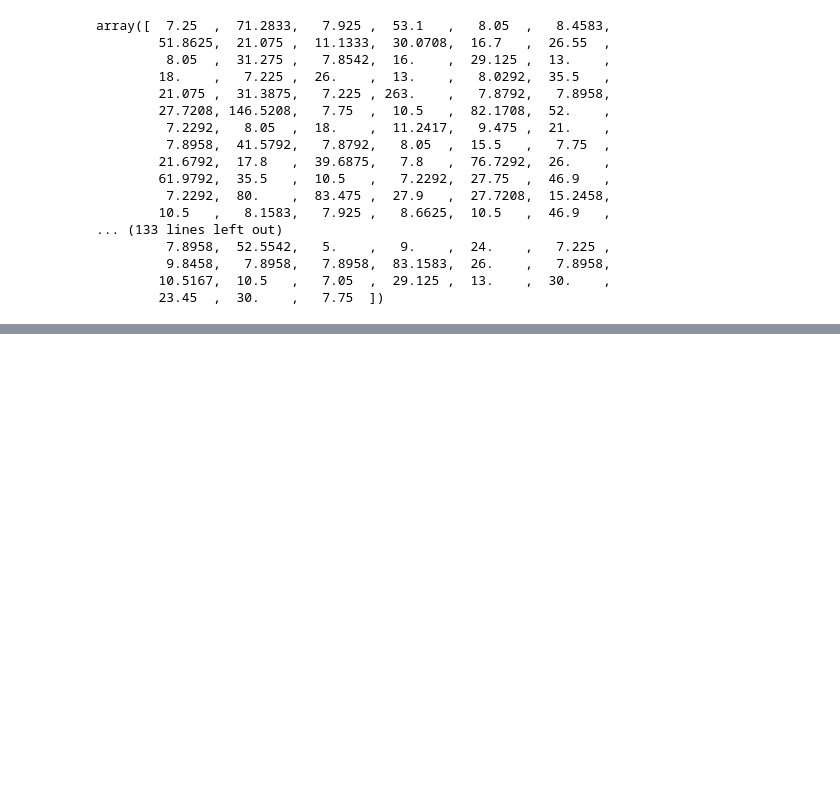
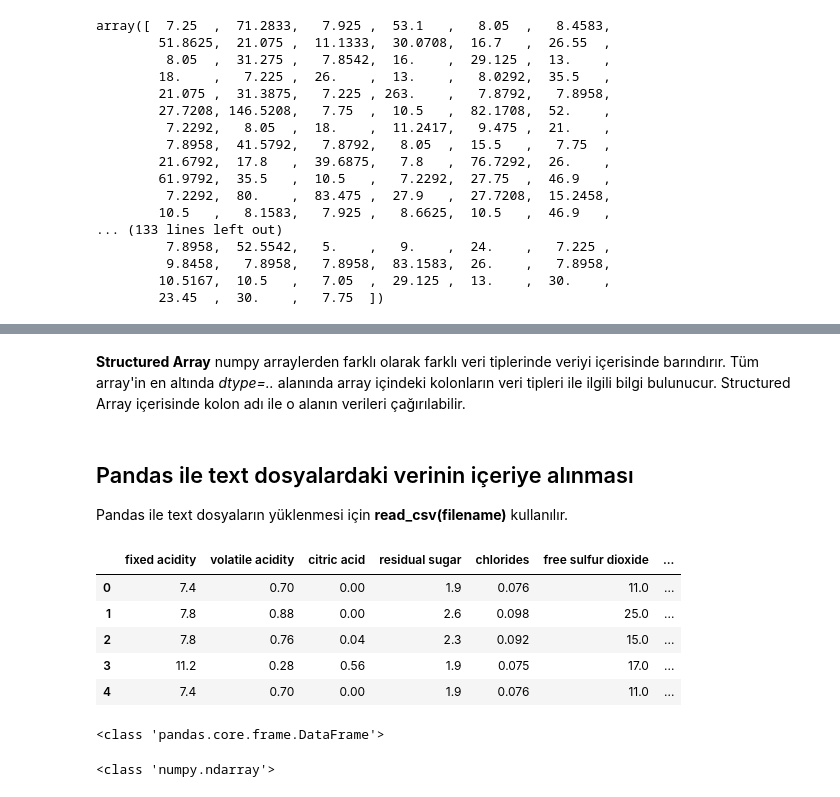
Before and after one commit to evrenarslan/Python-Egitim, a Jupyter notebook: Importing Data In Python Part 1 - Flat File Reading.ipynb, the cells around one changed output, grey strips where cells are left out. Saved outputs shown, nothing was run; the diff lists cells and outputs as text; code cells hidden in the pictures; blank space fills up the shorter version.

```diff
--- a/Importing Data In Python Part 1.ipynb
+++ b/Importing Data In Python Part 1 - Flat File Reading.ipynb
@@ -173,0 +178,6 @@ array([  7.25  ,  71.2833,   7.925 ,  53.1   ,   8.05  ,   8.4583,
+# %% [markdown]
+**Structured Array** numpy arraylerden farklı olarak farklı veri tiplerinde veriyi içerisinde barındırır. Tüm array'in en altında *dtype=..* alanında array içindeki kolonların veri tipleri ile ilgili bilgi bulunucur. Structured Array içerisinde kolon adı ile o alanın verileri çağırılabilir.
+# %% [markdown]
+## Pandas ile text dosyalardaki verinin içeriye alınması
+
+Pandas ile text dosyaların yüklenmesi için **read_csv(filename)** kullanılır.
@@ -173,0 +188,16 @@ array([  7.25  ,  71.2833,   7.925 ,  53.1   ,   8.05  ,   8.4583,
+# %%
+data=pd.read_csv(filename,delimiter=";") # Eğer ki ayraç "," ise belirtmek gerekli değil ama farklı bir ayraç
+#var ise delimiter kullanılır
+# %%
+data.head()
+# %% [output]
+|  | fixed acidity | volatile acidity | citric acid | residual sugar | chlorides | free sulfur dioxide | ... |
+| 0 | 7.4 | 0.70 | 0.00 | 1.9 | 0.076 | 11.0 | ... |
+| 1 | 7.8 | 0.88 | 0.00 | 2.6 | 0.098 | 25.0 | ... |
+| 2 | 7.8 | 0.76 | 0.04 | 2.3 | 0.092 | 15.0 | ... |
+| 3 | 11.2 | 0.28 | 0.56 | 1.9 | 0.075 | 17.0 | ... |
+| 4 | 7.4 | 0.70 | 0.00 | 1.9 | 0.076 | 11.0 | ... |
+# %%
+print(type(data))
+# %% [output]
+<class 'pandas.core.frame.DataFrame'>
@@ -173,0 +206,4 @@ array([  7.25  ,  71.2833,   7.925 ,  53.1   ,   8.05  ,   8.4583,
+# %%
+print(type(data_array))
+# %% [output]
+<class 'numpy.ndarray'>
```
Also changed, not shown: parts of 14 cells of this notebook, 3 other files.
